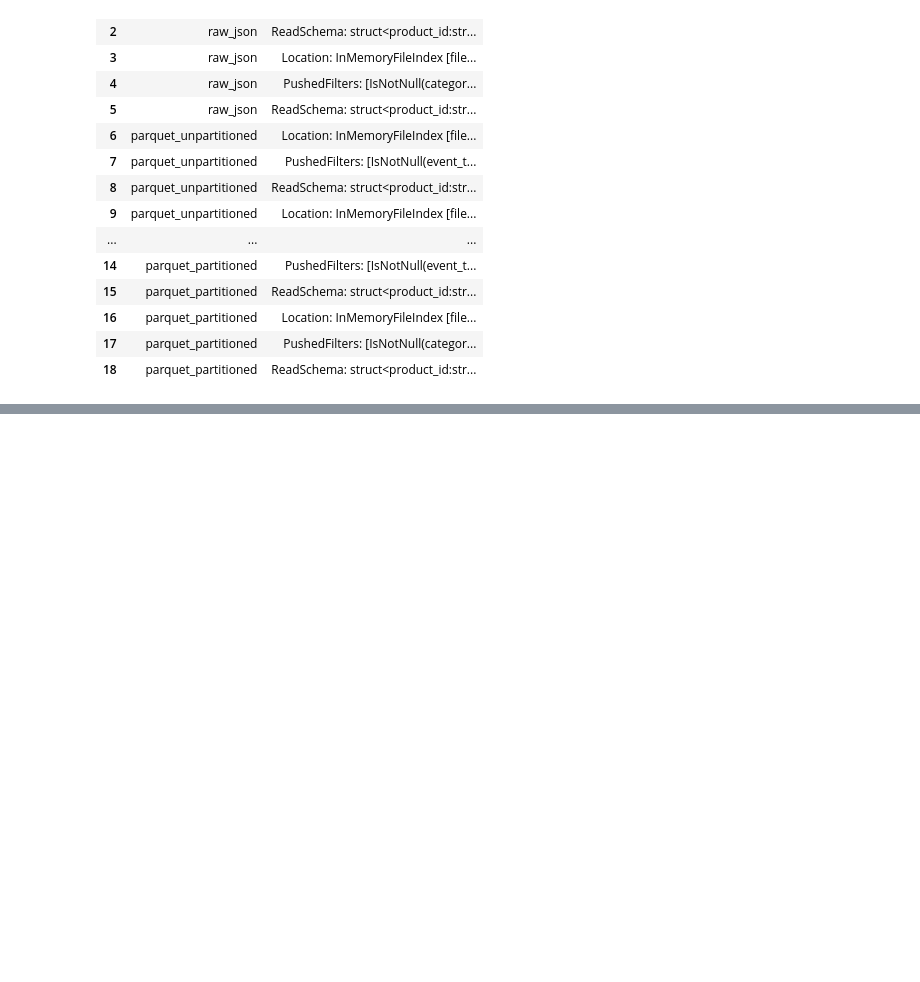
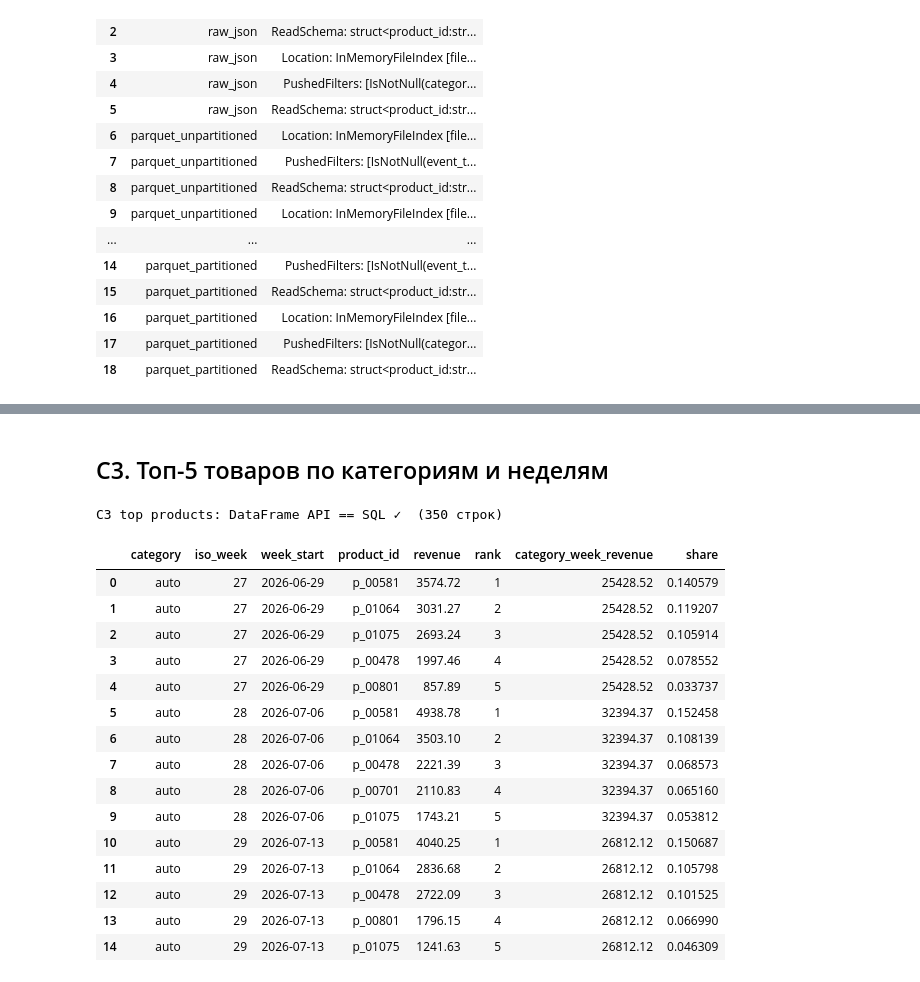
Before and after one commit to danaibaidullina/shopstream-spark, a Jupyter notebook: ibaidullina.ipynb, the cells around one changed output, grey strips where cells are left out. Cells and saved outputs as stored; diff of their text form; code cells hidden in the pictures; blank space fills up the shorter version.

```diff
--- a/ibaidullina.ipynb
+++ b/ibaidullina.ipynb
@@ -628,0 +809,60 @@ pd.DataFrame(plan_lines)
+# %% [markdown]
+## C3. Топ-5 товаров по категориям и неделям
+# %%
+cat = products.select("product_id", "category")
+
+def c3_api(ev):
+    rev = (ev.filter(F.col("event_type") == "purchase")
+           .join(F.broadcast(cat), "product_id")
+           .withColumn("week_start", F.to_date(F.date_trunc("week", "event_date")))   # понедельник ISO-недели
+           .withColumn("iso_week", F.weekofyear("event_date"))
+           .groupBy("category", "iso_week", "week_start", "product_id")
+           .agg(F.round(F.sum(F.col("price") * F.col("quantity")), 2).alias("revenue")))
+    w_cat = Window.partitionBy("category", "iso_week")
+    return (rev.withColumn("rank", F.dense_rank().over(w_cat.orderBy(F.desc("revenue"))))
+               .withColumn("category_week_revenue", F.sum("revenue").over(w_cat))
+               .withColumn("share", F.col("revenue") / F.col("category_week_revenue"))
+               .filter(F.col("rank") <= 5))
+
+def c3_sql(ev):
+    ev.createOrReplaceTempView("ev")
+    cat.createOrReplaceTempView("cat")
+    return ev.sparkSession.sql("""
+        WITH rev AS (
+            SELECT c.category, weekofyear(e.event_date) AS iso_week,
+                   to_date(date_trunc('week', e.event_date)) AS week_start,
+                   e.product_id, ROUND(SUM(e.price * e.quantity), 2) AS revenue
+            FROM ev e JOIN cat c ON e.product_id = c.product_id
+            WHERE e.event_type = 'purchase'
+            GROUP BY c.category, weekofyear(e.event_date), to_date(date_trunc('week', e.event_date)), e.product_id),
+        ranked AS (
+            SELECT *,
+                   DENSE_RANK() OVER (PARTITION BY category, iso_week ORDER BY revenue DESC) AS rank,
+                   SUM(revenue) OVER (PARTITION BY category, iso_week) AS category_week_revenue
+            FROM rev)
+        SELECT *, revenue / category_week_revenue AS share
+        FROM ranked WHERE rank <= 5""")
+
+top = c3_api(ev)
+assert_same(top, c3_sql(ev), "C3 top products")
+top_pd = top.orderBy("category", "iso_week", "rank").toPandas()
+top_pd.to_csv(f"{RESULTS}/C3_top_products.csv", index=False)
+top_pd.head(15)
+# %% [output]
+C3 top products: DataFrame API == SQL ✓  (350 строк)
+|  | category | iso_week | week_start | product_id | revenue | rank | category_week_revenue | share |
+| 0 | auto | 27 | 2026-06-29 | p_00581 | 3574.72 | 1 | 25428.52 | 0.140579 |
+| 1 | auto | 27 | 2026-06-29 | p_01064 | 3031.27 | 2 | 25428.52 | 0.119207 |
+| 2 | auto | 27 | 2026-06-29 | p_01075 | 2693.24 | 3 | 25428.52 | 0.105914 |
+| 3 | auto | 27 | 2026-06-29 | p_00478 | 1997.46 | 4 | 25428.52 | 0.078552 |
+| 4 | auto | 27 | 2026-06-29 | p_00801 | 857.89 | 5 | 25428.52 | 0.033737 |
+| 5 | auto | 28 | 2026-07-06 | p_00581 | 4938.78 | 1 | 32394.37 | 0.152458 |
+| 6 | auto | 28 | 2026-07-06 | p_01064 | 3503.10 | 2 | 32394.37 | 0.108139 |
+| 7 | auto | 28 | 2026-07-06 | p_00478 | 2221.39 | 3 | 32394.37 | 0.068573 |
+| 8 | auto | 28 | 2026-07-06 | p_00701 | 2110.83 | 4 | 32394.37 | 0.065160 |
+| 9 | auto | 28 | 2026-07-06 | p_01075 | 1743.21 | 5 | 32394.37 | 0.053812 |
+| 10 | auto | 29 | 2026-07-13 | p_00581 | 4040.25 | 1 | 26812.12 | 0.150687 |
+| 11 | auto | 29 | 2026-07-13 | p_01064 | 2836.68 | 2 | 26812.12 | 0.105798 |
+| 12 | auto | 29 | 2026-07-13 | p_00478 | 2722.09 | 3 | 26812.12 | 0.101525 |
+| 13 | auto | 29 | 2026-07-13 | p_00801 | 1796.15 | 4 | 26812.12 | 0.066990 |
+| 14 | auto | 29 | 2026-07-13 | p_01075 | 1241.63 | 5 | 26812.12 | 0.046309 |
```
Also changed, not shown: parts of 13 cells of this notebook, 5 other files.
